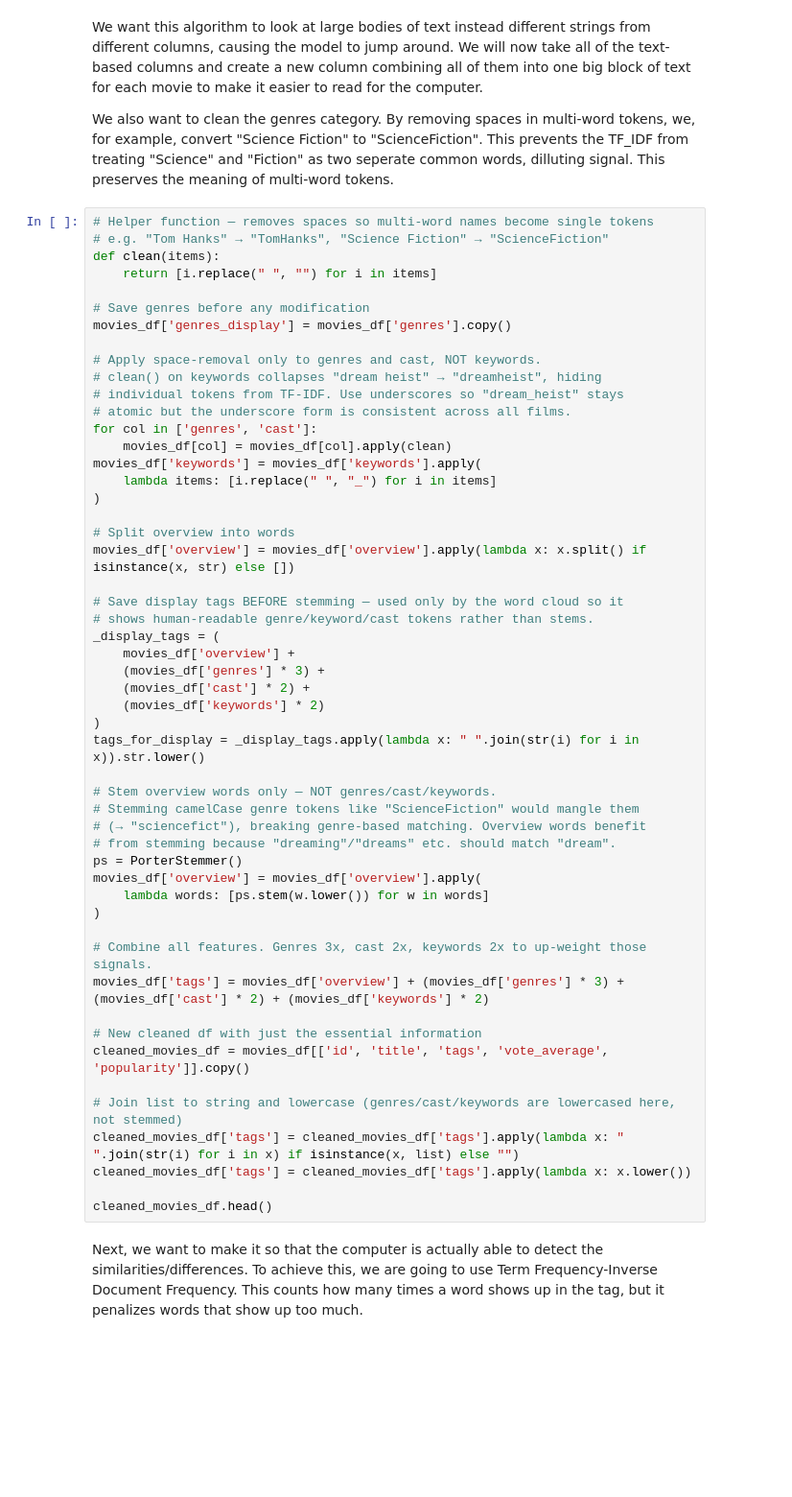
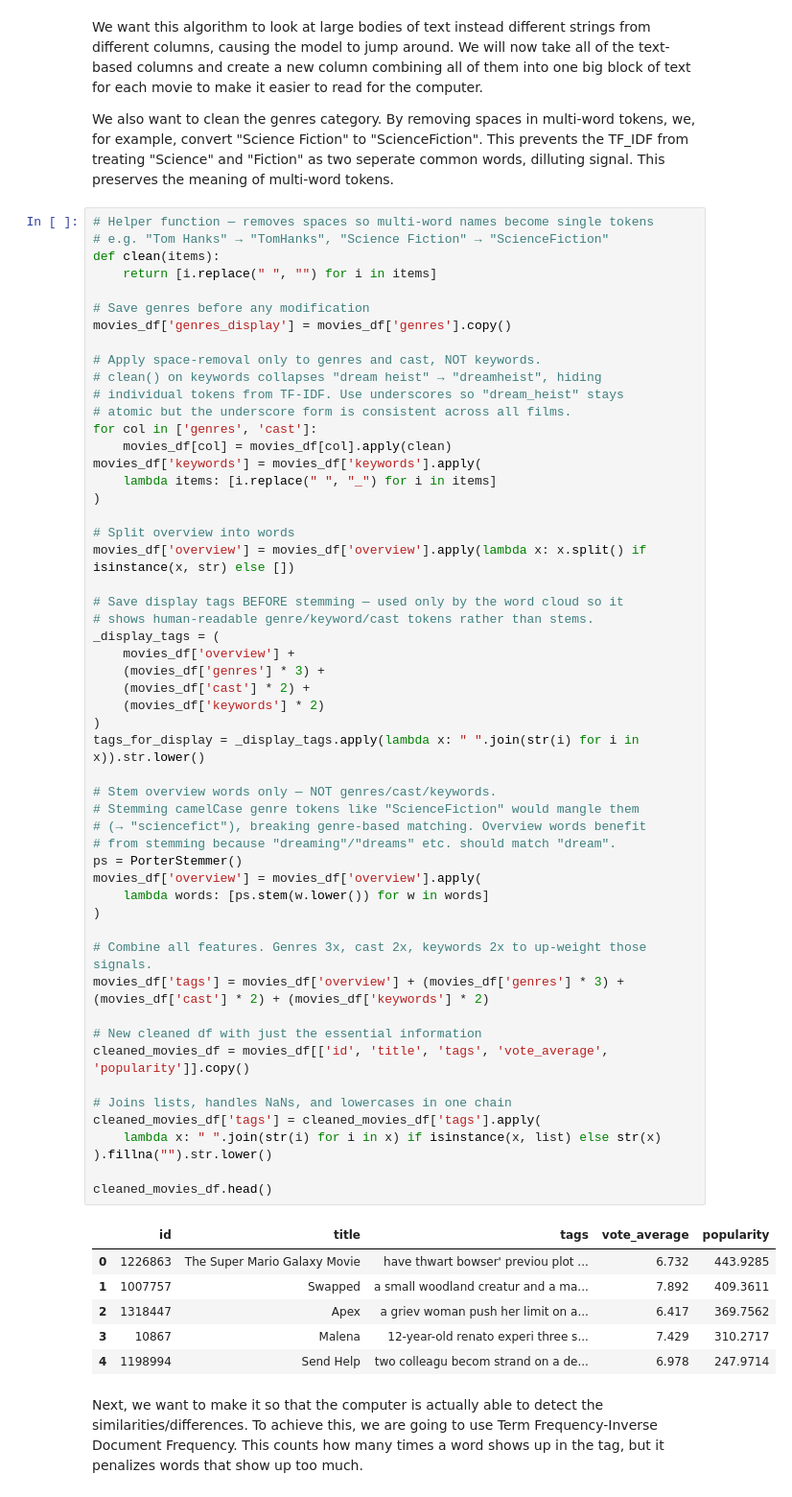
Before and after one commit to clarktenge/movie-recommender, a Jupyter notebook: PSTAT 134 FINAL PROJECT.ipynb, the cells around one changed output. Shown at 96% size. Saved outputs shown, nothing was run; the diff lists cells and outputs as text; blank space fills up the shorter version.

```diff
--- a/PSTAT 134 FINAL PROJECT.ipynb
+++ b/PSTAT 134 FINAL PROJECT.ipynb
@@ -108,36 +113,44 @@ movies_df['keywords'] = movies_df['keywords'].apply(
 # Split overview into words
 movies_df['overview'] = movies_df['overview'].apply(lambda x: x.split() if isinstance(x, str) else [])
 
 # Save display tags BEFORE stemming — used only by the word cloud so it
 # shows human-readable genre/keyword/cast tokens rather than stems.
 _display_tags = (
     movies_df['overview'] +
     (movies_df['genres'] * 3) +
     (movies_df['cast'] * 2) +
     (movies_df['keywords'] * 2)
 )
 tags_for_display = _display_tags.apply(lambda x: " ".join(str(i) for i in x)).str.lower()
 
 # Stem overview words only — NOT genres/cast/keywords.
 # Stemming camelCase genre tokens like "ScienceFiction" would mangle them
 # (→ "sciencefict"), breaking genre-based matching. Overview words benefit
 # from stemming because "dreaming"/"dreams" etc. should match "dream".
 ps = PorterStemmer()
 movies_df['overview'] = movies_df['overview'].apply(
     lambda words: [ps.stem(w.lower()) for w in words]
 )
 
 # Combine all features. Genres 3x, cast 2x, keywords 2x to up-weight those signals.
 movies_df['tags'] = movies_df['overview'] + (movies_df['genres'] * 3) + (movies_df['cast'] * 2) + (movies_df['keywords'] * 2)
 
 # New cleaned df with just the essential information
 cleaned_movies_df = movies_df[['id', 'title', 'tags', 'vote_average', 'popularity']].copy()
 
-# Join list to string and lowercase (genres/cast/keywords are lowercased here, not stemmed)
-cleaned_movies_df['tags'] = cleaned_movies_df['tags'].apply(lambda x: " ".join(str(i) for i in x) if isinstance(x, list) else "")
-cleaned_movies_df['tags'] = cleaned_movies_df['tags'].apply(lambda x: x.lower())
+# Joins lists, handles NaNs, and lowercases in one chain
+cleaned_movies_df['tags'] = cleaned_movies_df['tags'].apply(
+    lambda x: " ".join(str(i) for i in x) if isinstance(x, list) else str(x)
+).fillna("").str.lower()
 
 cleaned_movies_df.head()
+# %% [output]
+|  | id | title | tags | vote_average | popularity |
+| 0 | 1226863 | The Super Mario Galaxy Movie | have thwart bowser' previou plot ... | 6.732 | 443.9285 |
+| 1 | 1007757 | Swapped | a small woodland creatur and a ma... | 7.892 | 409.3611 |
+| 2 | 1318447 | Apex | a griev woman push her limit on a... | 6.417 | 369.7562 |
+| 3 | 10867 | Malena | 12-year-old renato experi three s... | 7.429 | 310.2717 |
+| 4 | 1198994 | Send Help | two colleagu becom strand on a de... | 6.978 | 247.9714 |
 # %% [markdown]
 Next, we want to  make it so that the computer is actually able to detect the similarities/differences. To achieve this, we are going to use Term Frequency-Inverse Document Frequency. This counts how many times a word shows up in the tag, but it penalizes words that show up too much.
 # %%
```
Also changed, not shown: parts of 10 cells of this notebook.
